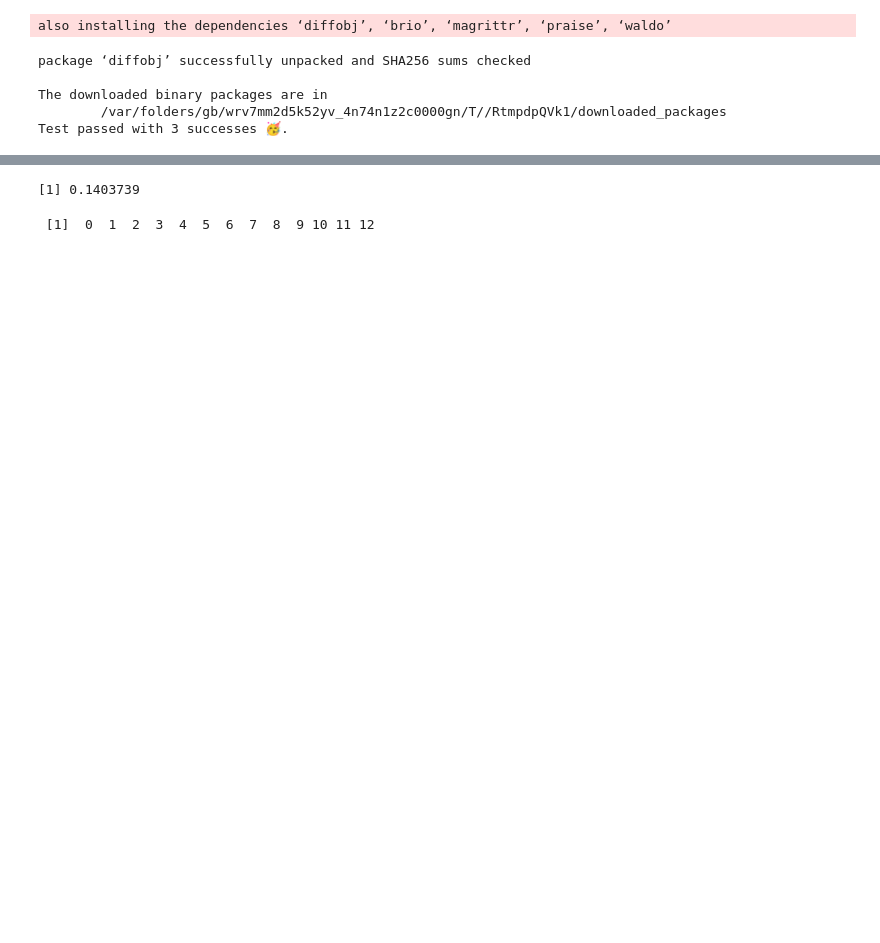
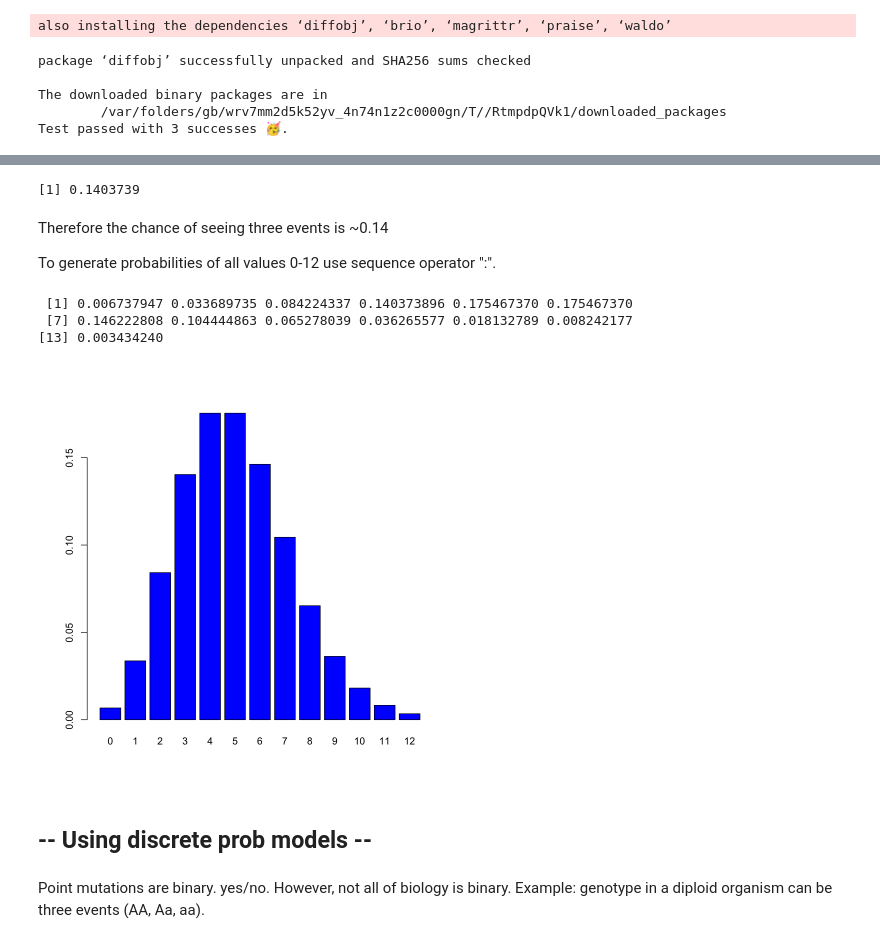
Before and after one commit to jeremydcortez/biostatistics, a Jupyter notebook: Generative_Models.ipynb, the cells around one changed output, grey strips where cells are left out. Saved outputs shown, nothing was run; the diff lists cells and outputs as text; code cells hidden in the pictures; blank space fills up the shorter version.

```diff
--- a/Generative_Models.ipynb
+++ b/Generative_Models.ipynb
@@ -25,7 +31,22 @@ Test passed with 3 successes 🥳.
 # %%
 dpois(x = 3, lambda = 5)
-
-0:12
 # %% [output]
 [1] 0.1403739
- [1]  0  1  2  3  4  5  6  7  8  9 10 11 12
+# %% [markdown]
+Therefore the chance of seeing three events is ~0.14
+
+To generate probabilities of all values 0-12 use sequence operator ":".
+# %%
+dpois(x = 0:12, lambda = 5)
+
+par(bg = "white")
+barplot(dpois(0:12, 5), names.arg = 0:12, col = "blue")
+# %% [output]
+ [1] 0.006737947 0.033689735 0.084224337 0.140373896 0.175467370 0.175467370
+ [7] 0.146222808 0.104444863 0.065278039 0.036265577 0.018132789 0.008242177
+[13] 0.003434240
+[figure, added]
+# %% [markdown]
+## -- Using discrete prob models --
+# %% [markdown]
+Point mutations are binary. yes/no. However, not all of biology is binary. Example: genotype in a diploid organism can be three events (AA, Aa, aa).
```
Also changed, not shown: parts of 1 cell of this notebook.
